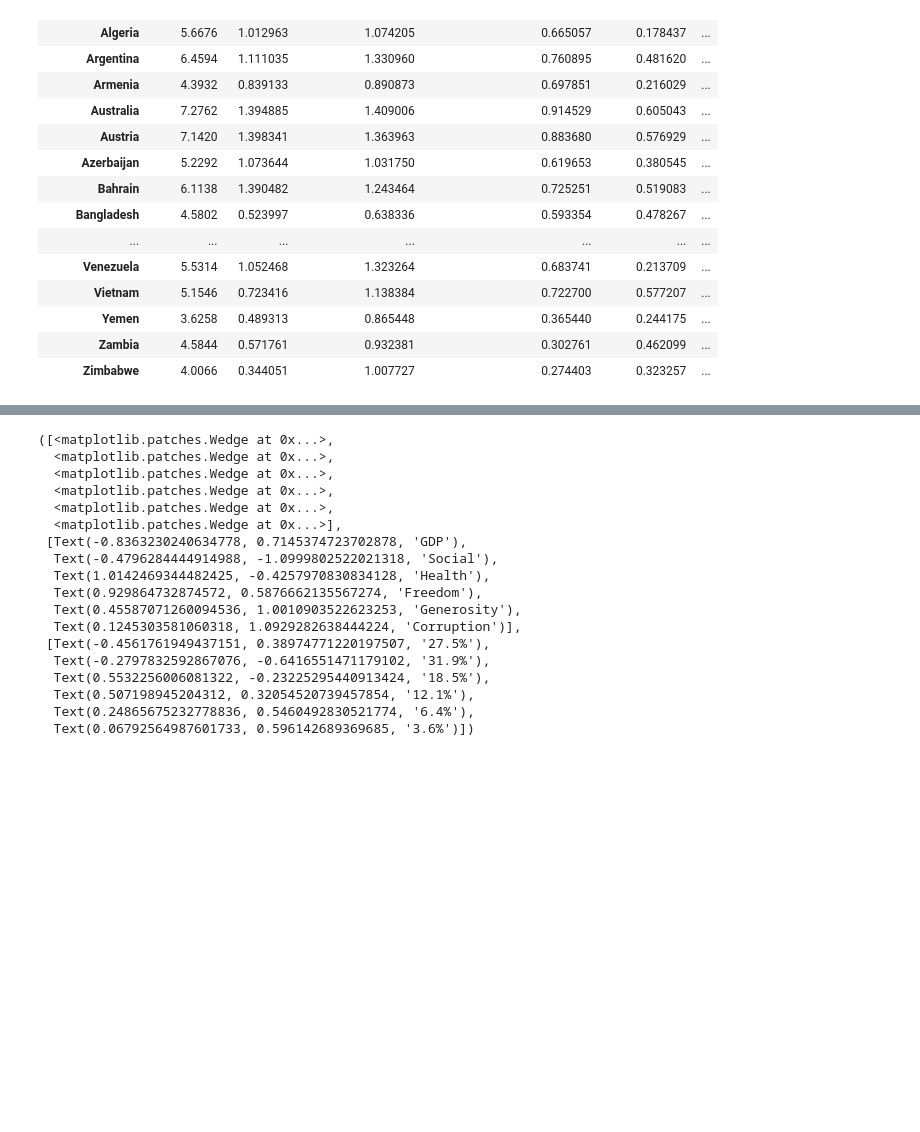
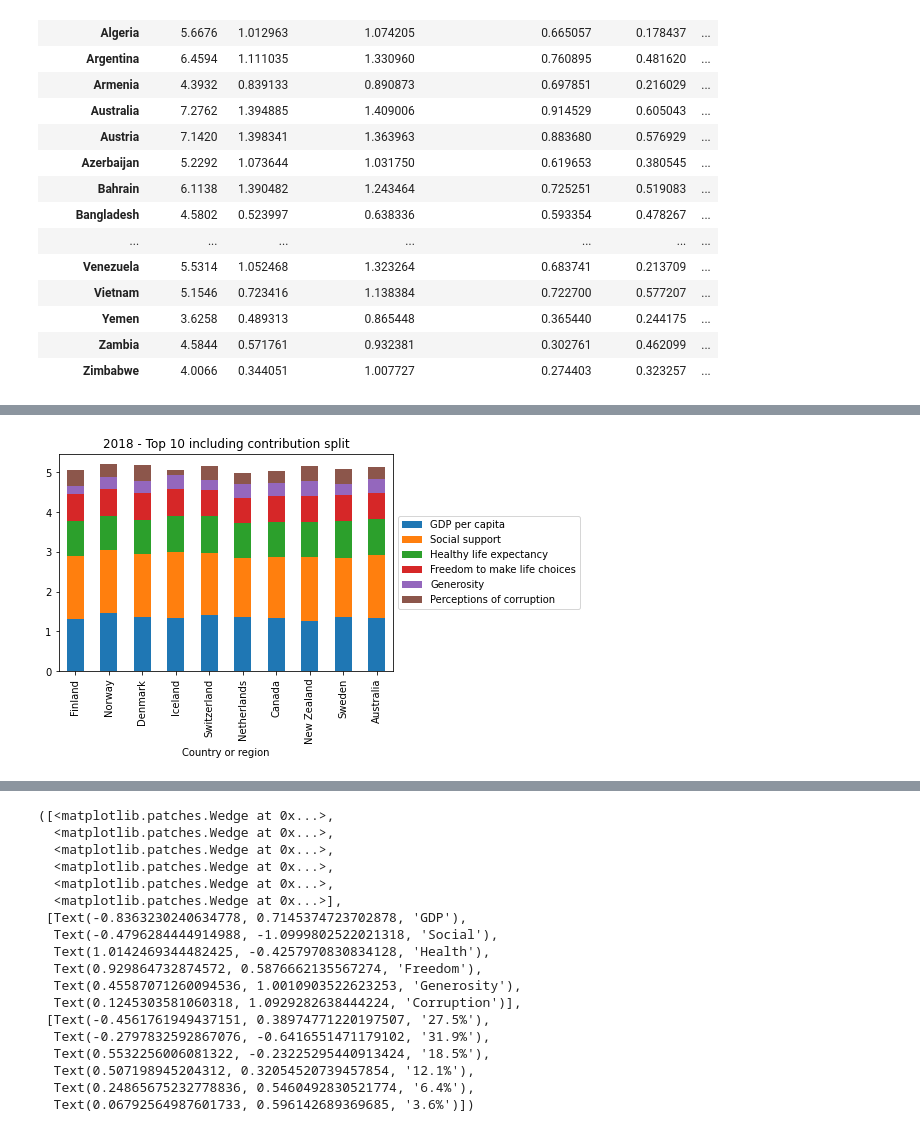
Before and after one commit to Bmyers5817/Project-1, a Jupyter notebook: World_Happiness.ipynb, the cells around one changed output, grey strips where cells are left out. Cells and saved outputs as stored; diff of their text form; code cells hidden in the pictures; blank space fills up the shorter version.

```diff
--- a/World_Happiness.ipynb
+++ b/World_Happiness.ipynb
@@ -244,0 +277,9 @@ top_2019 = df.iloc[0:10, 0:10]
+# %%
+top_2018.drop('Overall rank', axis=1, inplace=True)
+top_2018.drop('Score', axis=1, inplace=True)
+top_2018.set_index(top_2018['Country or region'])[0:10].plot(kind='bar',stacked=True)
+plt.legend(loc='center left', bbox_to_anchor=(1, 0.5))
+plt.title('2018 - Top 10 including contribution split')
+plt.show()
+# %% [output]
+[figure, added]
```
Also changed, not shown: parts of 10 cells of this notebook, 3 other files.
